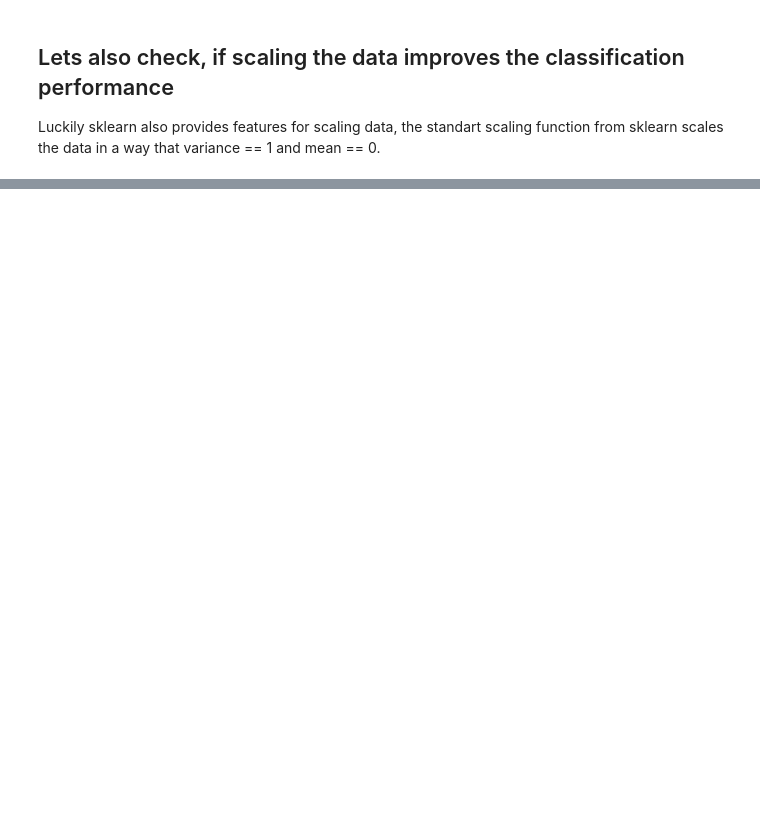
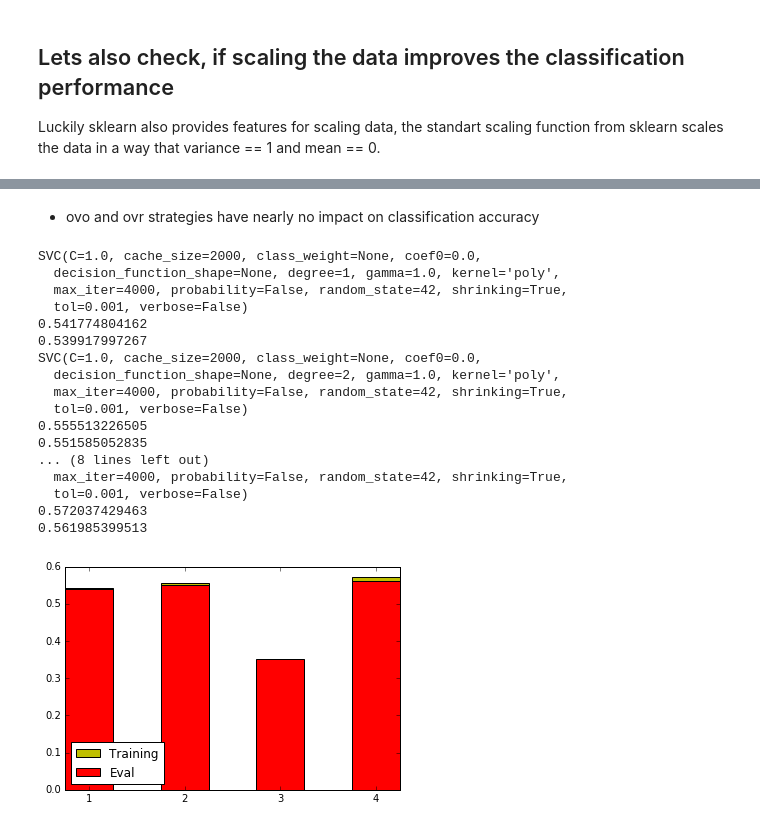
Before and after one commit to bergnerbenjamin/atml, a Jupyter notebook: main/SVM training.ipynb, the cells around one changed output, grey strips where cells are left out. Saved outputs shown, nothing was run; the diff lists cells and outputs as text; code cells hidden in the pictures; blank space fills up the shorter version.

```diff
--- a/main/SVM training.ipynb
+++ b/main/SVM training.ipynb
@@ -292,0 +317,37 @@ The more training data is presented, the less likely it is that the algorithm co
+# %% [markdown]
+* ovo and ovr strategies have nearly no impact on classification accuracy
+# %%
+
+plot_data_num = []
+plot_data_accuracy = []
+plot_data_accuracy1 = []
+for degree in range(1,5):
+    a = print_prediction(training_data_scaled, eval_data_scaled, kernel='poly', degree=degree, gamma=1.0)
+    plot_data_num.append(degree)
+    plot_data_accuracy.append(a[0])
+    plot_data_accuracy1.append(a[1])
+
+plot1 =  plt.bar(np.arange(len(plot_data_accuracy)), plot_data_accuracy, width=0.5, color="y")
+plot = plt.bar(np.arange(len(plot_data_accuracy1)), plot_data_accuracy1, width=0.5, color="r")
+plt.legend((plot1[0], plot[0]), ('Training', 'Eval'), loc=3)
+plt.xticks(np.arange(len(plot_data_num))+0.25, plot_data_num)
+plt.show()
+# %% [output]
+SVC(C=1.0, cache_size=2000, class_weight=None, coef0=0.0,
+  decision_function_shape=None, degree=1, gamma=1.0, kernel='poly',
+  max_iter=4000, probability=False, random_state=42, shrinking=True,
+  tol=0.001, verbose=False)
+0.541774804162
+0.539917997267
+SVC(C=1.0, cache_size=2000, class_weight=None, coef0=0.0,
+  decision_function_shape=None, degree=2, gamma=1.0, kernel='poly',
+  max_iter=4000, probability=False, random_state=42, shrinking=True,
+  tol=0.001, verbose=False)
+0.555513226505
+0.551585052835
+... (8 lines left out)
+  max_iter=4000, probability=False, random_state=42, shrinking=True,
+  tol=0.001, verbose=False)
+0.572037429463
+0.561985399513
+[figure, added]
```
Also changed, not shown: parts of 16 cells of this notebook.
